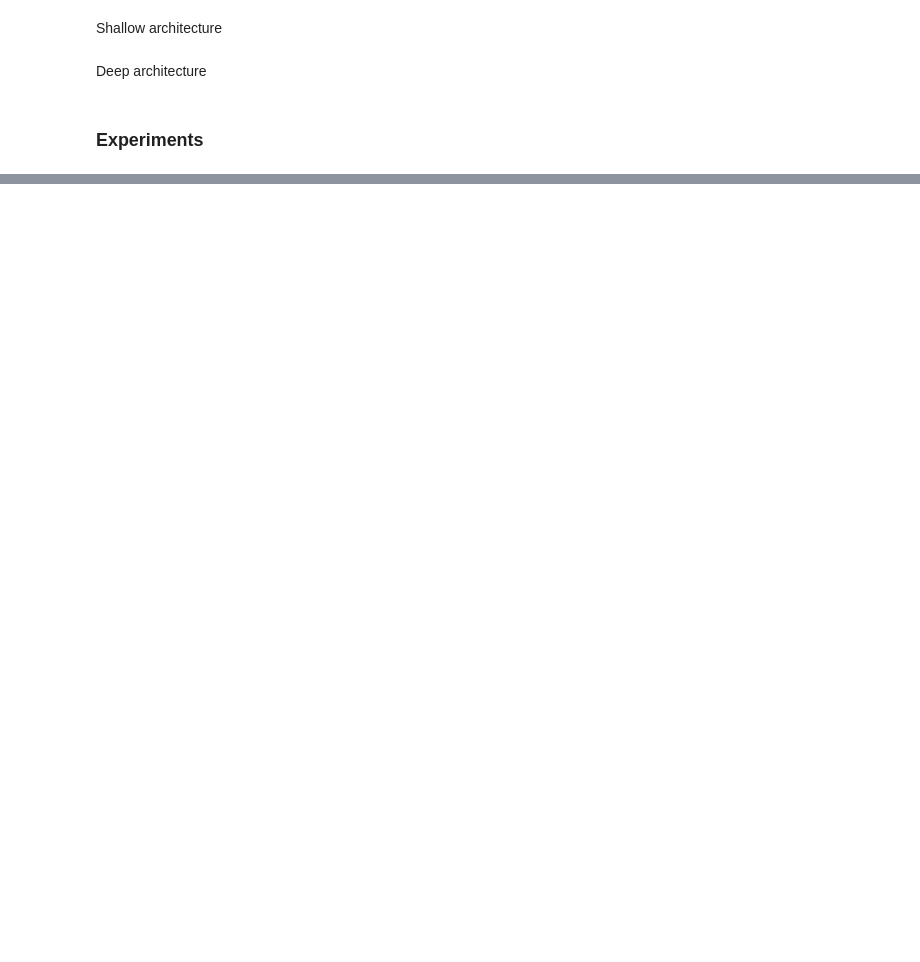
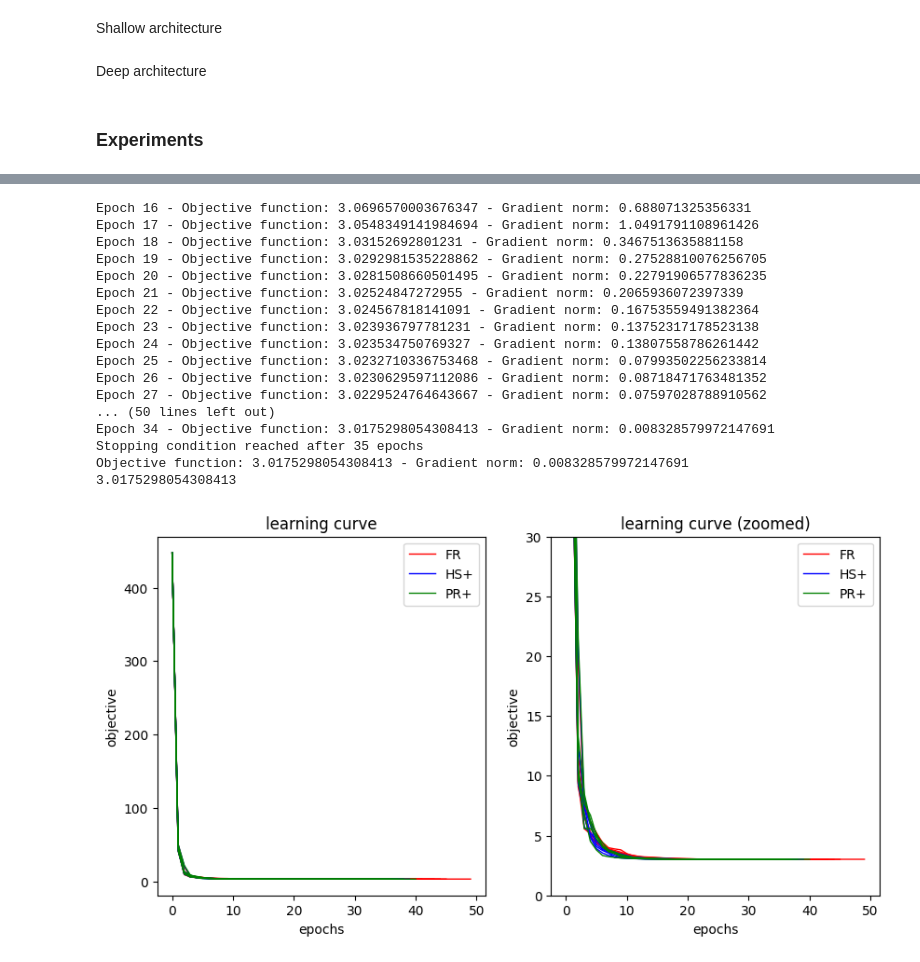
Before and after one commit to DreRnc/HBG-CG_Analysis, a Jupyter notebook: Code/Experiments.ipynb, the cells around one changed output, grey strips where cells are left out. Drawn from its saved outputs; the diff is of its cells as text; code cells hidden in the pictures; blank space fills up the shorter version.

```diff
--- a/Code/Experiments.ipynb
+++ b/Code/Experiments.ipynb
@@ -137,0 +154,47 @@ for mlp, alpha, beta in zip([mlp_shallow, mlp_deep, mlp_linear], [0.01, 0.05, 0.
+# %%
+alpha_l2 = 0.001
+loss = 'MSE'
+regularization = 'l2'
+stopping_criterion = 'obj_tol'
+verbose = False
+
+early_stopping = EarlyStopping(mode = "obj_tol")
+
+mlp_shallow = MLP([20], 9, 2, task = "regression", activation_function = 'sigm')
+mlp_deep = MLP([60, 10], 9, 2, task = "regression", activation_function = 'sigm')
+mlp_very_deep = MLP([40, 20, 10], 9, 2, task = "regression", activation_function = 'sigm')
+mlp_linear = MLP([20], 9, 2, task = "regression", activation_function = 'id')
+
+beta_color = {'FR' : 'r', 'HS+' : 'b', 'PR+' : 'g'}
+
+for mlp in [mlp_shallow, mlp_deep, mlp_very_deep, mlp_linear]:
+
+    fig, ax = plt.subplots(1,2, figsize = (10,5))
+
+    for beta in ['FR', 'HS+', 'PR+']:
+
+        for i in range(5):
+
+            mlp.initialize(random_seed=i)
+            optimizer = CG(loss, regularization, stopping_criterion, early_stopping)
+            optimizer.initialize(mlp, stopping_value = 1e-3, batch_size = -1, alpha_l1 = 0, alpha_l2 = alpha_l2, verbose = verbose,
+                   beta_type = beta, m1 = 0.25, m2 = 0.4, MaxFeval = 100, tau = 0.8, delta = 1e-12, eps = 1e-6, sfgrd = 0.2)
+            optimizer.fit_model(X_train, y_train)
+            line, = ax[0].plot(optimizer.obj_history, beta_color[beta], linewidth = 1)
+            line_zoom, = ax[1].plot(optimizer.obj_history, beta_color[beta], linewidth = 1)
+            if i == 0:
+                line.set_label(beta)
+                line_zoom.set_label(beta)
+            ax[1].set_ylim(0,30)
+            print(np.min(optimizer.obj_history))
+
+    ax[0].legend()
+    ax[1].legend()
+
+    ax[0].set_xlabel("epochs")
+    ax[0].set_ylabel("objective")
+    ax[0].set_title("learning curve")
+    ax[1].set_xlabel("epochs")
+    ax[1].set_ylabel("objective")
+    ax[1].set_title("learning curve (zoomed)")
+# %% [output]
@@ -138,3 +218,21 @@ for mlp, alpha, beta in zip([mlp_shallow, mlp_deep, mlp_linear], [0.01, 0.05, 0.
+Epoch 16 - Objective function: 3.0696570003676347 - Gradient norm: 0.688071325356331
+Epoch 17 - Objective function: 3.0548349141984694 - Gradient norm: 1.0491791108961426
+Epoch 18 - Objective function: 3.03152692801231 - Gradient norm: 0.3467513635881158
+Epoch 19 - Objective function: 3.0292981535228862 - Gradient norm: 0.27528810076256705
+Epoch 20 - Objective function: 3.0281508660501495 - Gradient norm: 0.22791906577836235
+Epoch 21 - Objective function: 3.02524847272955 - Gradient norm: 0.2065936072397339
+Epoch 22 - Objective function: 3.024567818141091 - Gradient norm: 0.16753559491382364
+Epoch 23 - Objective function: 3.023936797781231 - Gradient norm: 0.13752317178523138
+Epoch 24 - Objective function: 3.023534750769327 - Gradient norm: 0.13807558786261442
+Epoch 25 - Objective function: 3.0232710336753468 - Gradient norm: 0.07993502256233814
+Epoch 26 - Objective function: 3.0230629597112086 - Gradient norm: 0.08718471763481352
+Epoch 27 - Objective function: 3.0229524764643667 - Gradient norm: 0.07597028788910562
+... (50 lines left out)
+Epoch 34 - Objective function: 3.0175298054308413 - Gradient norm: 0.008328579972147691
+Stopping condition reached after 35 epochs
+Objective function: 3.0175298054308413 - Gradient norm: 0.008328579972147691
+3.0175298054308413
+[figure, added]
 # %%
 alpha_l2 = 0.001
 loss = 'MSE'
```
Also changed, not shown: parts of 5 cells of this notebook, 9 other files.
